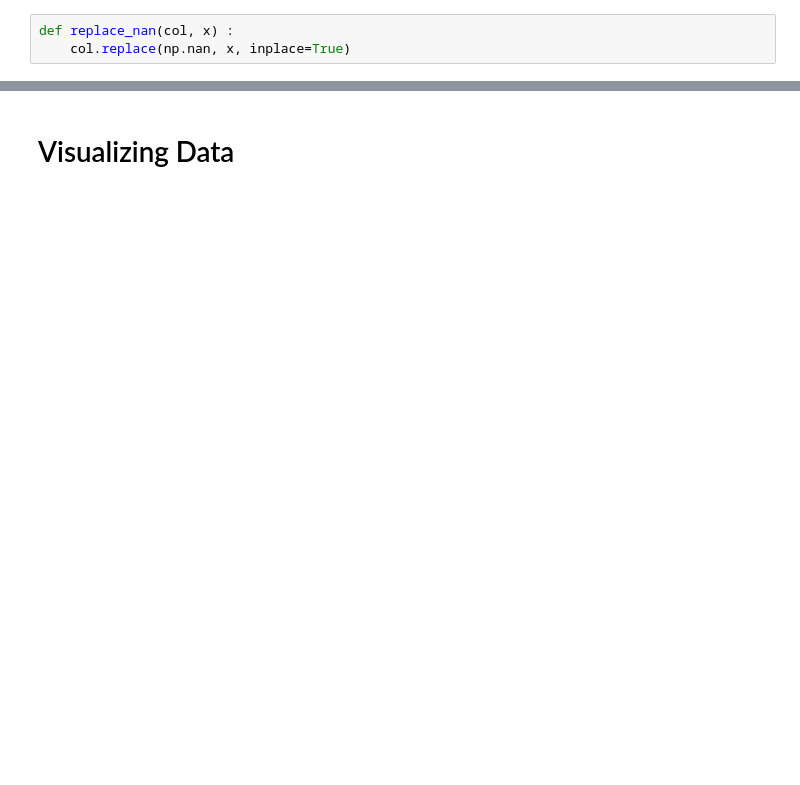
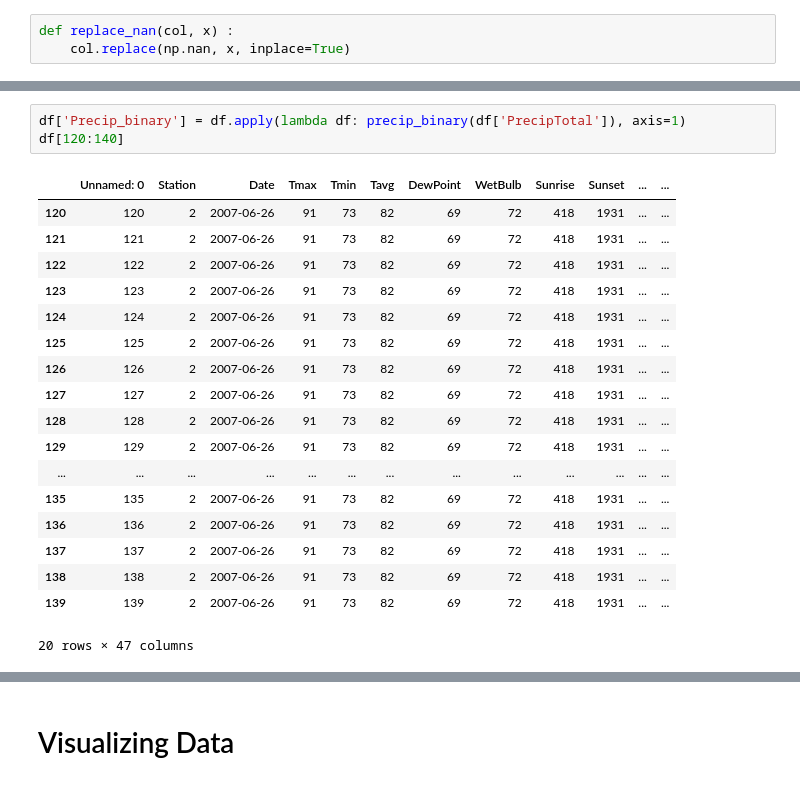
Before and after one commit to annapfenner/Predicting-the-West-Nile-virus, a Jupyter notebook: Project 2 - EDA.ipynb, the cells around one changed output, grey strips where cells are left out. Drawn from its saved outputs; the diff is of its cells as text; blank space fills up the shorter version.

```diff
--- a/Project 2 - EDA.ipynb
+++ b/Project 2 - EDA.ipynb
@@ -168,0 +207,22 @@ df.head(20)
+# %%
+df['Precip_binary'] = df.apply(lambda df: precip_binary(df['PrecipTotal']), axis=1)
+df[120:140]
+# %% [output]
+|  | Unnamed: 0 | Station | Date | Tmax | Tmin | Tavg | DewPoint | WetBulb | Sunrise | Sunset | ... | ... |
+| 120 | 120 | 2 | 2007-06-26 | 91 | 73 | 82 | 69 | 72 | 418 | 1931 | ... | ... |
+| 121 | 121 | 2 | 2007-06-26 | 91 | 73 | 82 | 69 | 72 | 418 | 1931 | ... | ... |
+| 122 | 122 | 2 | 2007-06-26 | 91 | 73 | 82 | 69 | 72 | 418 | 1931 | ... | ... |
+| 123 | 123 | 2 | 2007-06-26 | 91 | 73 | 82 | 69 | 72 | 418 | 1931 | ... | ... |
+| 124 | 124 | 2 | 2007-06-26 | 91 | 73 | 82 | 69 | 72 | 418 | 1931 | ... | ... |
+| 125 | 125 | 2 | 2007-06-26 | 91 | 73 | 82 | 69 | 72 | 418 | 1931 | ... | ... |
+| 126 | 126 | 2 | 2007-06-26 | 91 | 73 | 82 | 69 | 72 | 418 | 1931 | ... | ... |
+| 127 | 127 | 2 | 2007-06-26 | 91 | 73 | 82 | 69 | 72 | 418 | 1931 | ... | ... |
+| 128 | 128 | 2 | 2007-06-26 | 91 | 73 | 82 | 69 | 72 | 418 | 1931 | ... | ... |
+| 129 | 129 | 2 | 2007-06-26 | 91 | 73 | 82 | 69 | 72 | 418 | 1931 | ... | ... |
+| ... | ... | ... | ... | ... | ... | ... | ... | ... | ... | ... | ... | ... |
+| 135 | 135 | 2 | 2007-06-26 | 91 | 73 | 82 | 69 | 72 | 418 | 1931 | ... | ... |
+| 136 | 136 | 2 | 2007-06-26 | 91 | 73 | 82 | 69 | 72 | 418 | 1931 | ... | ... |
+| 137 | 137 | 2 | 2007-06-26 | 91 | 73 | 82 | 69 | 72 | 418 | 1931 | ... | ... |
+| 138 | 138 | 2 | 2007-06-26 | 91 | 73 | 82 | 69 | 72 | 418 | 1931 | ... | ... |
+| 139 | 139 | 2 | 2007-06-26 | 91 | 73 | 82 | 69 | 72 | 418 | 1931 | ... | ... |
+20 rows × 47 columns
```
Also changed, not shown: parts of 26 cells of this notebook, 3 other files.
